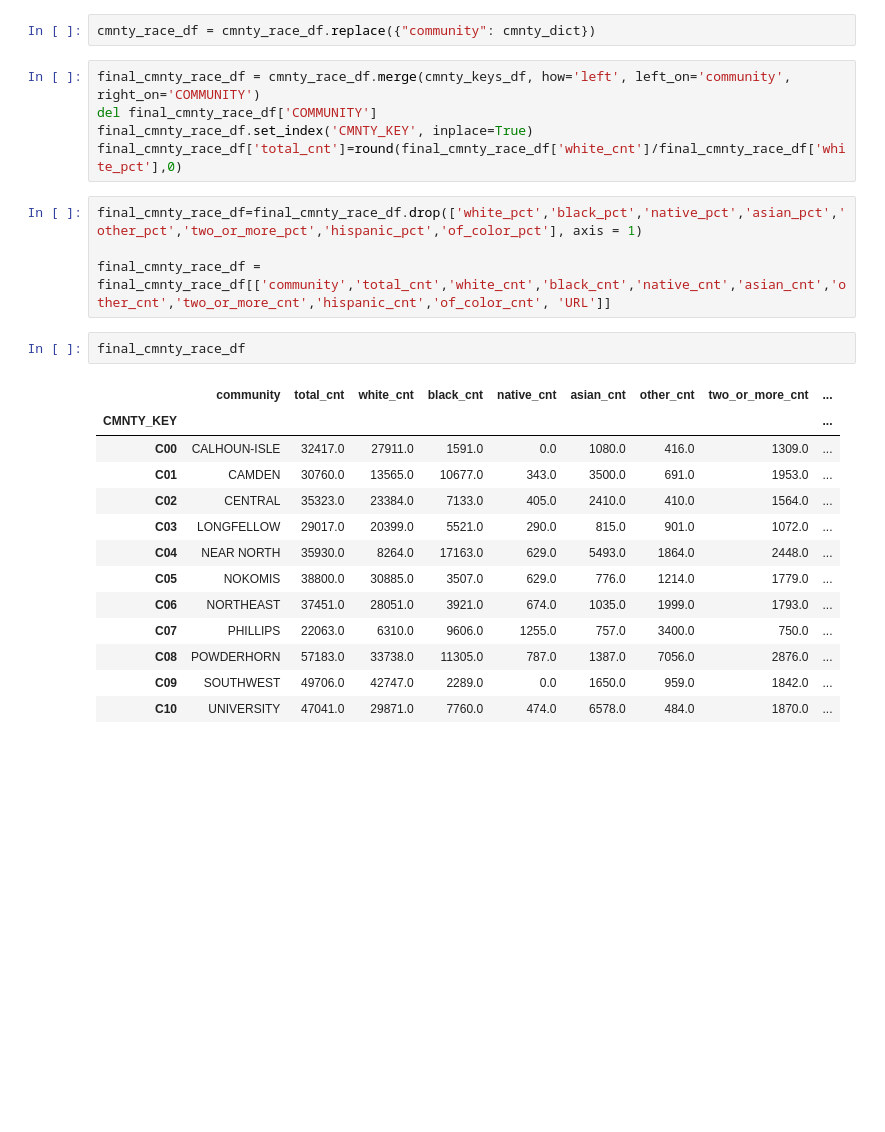
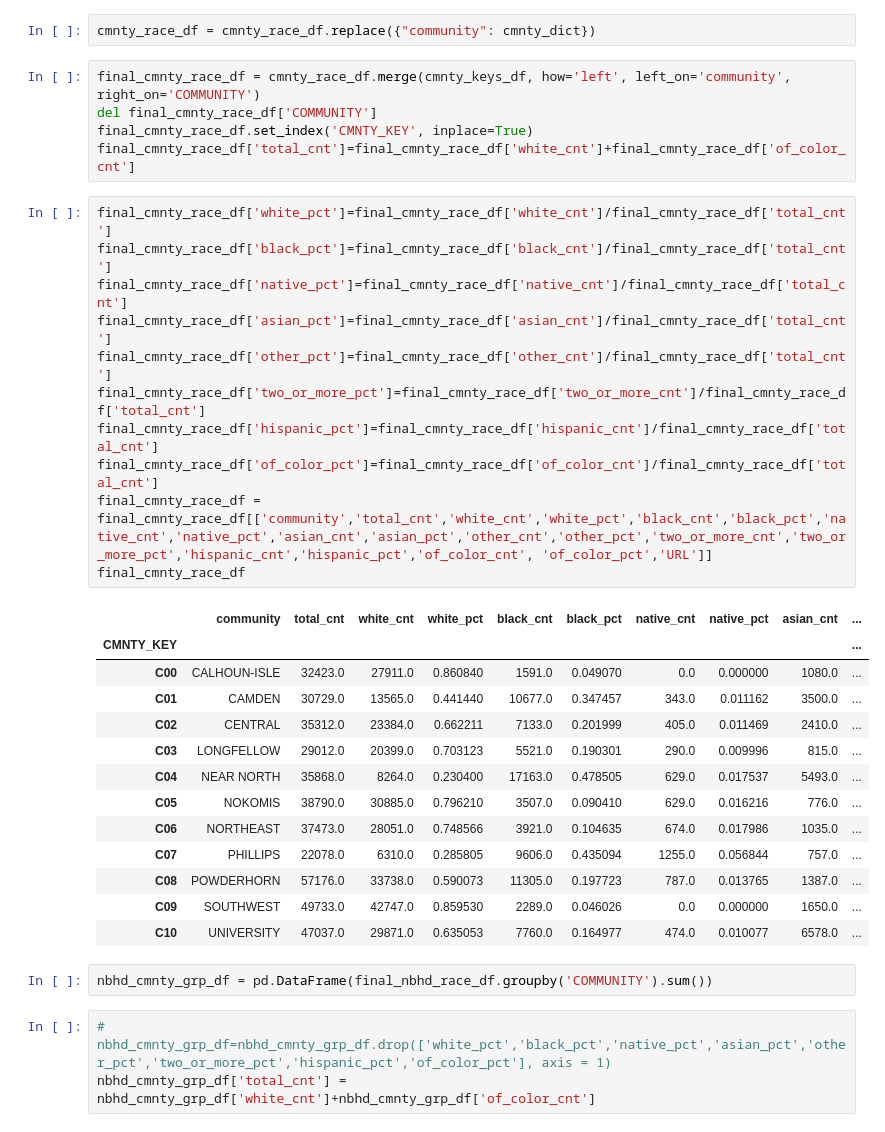
Before and after one commit to SwatiSSwain/REP_13_ETL-Project, a Jupyter notebook: Terrence/ETL_race_transform.ipynb, the cells around one changed output. Drawn from its saved outputs; the diff is of its cells as text; blank space fills up the shorter version.

Commit message:
race mix for NaN's in progress

```diff
--- a/Terrence/ETL_race_transform.ipynb
+++ b/Terrence/ETL_race_transform.ipynb
@@ -101,24 +101,34 @@ cmnty_race_df = cmnty_race_df.replace({"community": cmnty_dict})
 final_cmnty_race_df = cmnty_race_df.merge(cmnty_keys_df, how='left', left_on='community', right_on='COMMUNITY')
 del final_cmnty_race_df['COMMUNITY']
 final_cmnty_race_df.set_index('CMNTY_KEY', inplace=True)
-final_cmnty_race_df['total_cnt']=round(final_cmnty_race_df['white_cnt']/final_cmnty_race_df['white_pct'],0)
+final_cmnty_race_df['total_cnt']=final_cmnty_race_df['white_cnt']+final_cmnty_race_df['of_color_cnt']
+# %%
+final_cmnty_race_df['white_pct']=final_cmnty_race_df['white_cnt']/final_cmnty_race_df['total_cnt']
+final_cmnty_race_df['black_pct']=final_cmnty_race_df['black_cnt']/final_cmnty_race_df['total_cnt']
+final_cmnty_race_df['native_pct']=final_cmnty_race_df['native_cnt']/final_cmnty_race_df['total_cnt']
+final_cmnty_race_df['asian_pct']=final_cmnty_race_df['asian_cnt']/final_cmnty_race_df['total_cnt']
+final_cmnty_race_df['other_pct']=final_cmnty_race_df['other_cnt']/final_cmnty_race_df['total_cnt']
+final_cmnty_race_df['two_or_more_pct']=final_cmnty_race_df['two_or_more_cnt']/final_cmnty_race_df['total_cnt']
+final_cmnty_race_df['hispanic_pct']=final_cmnty_race_df['hispanic_cnt']/final_cmnty_race_df['total_cnt']
+final_cmnty_race_df['of_color_pct']=final_cmnty_race_df['of_color_cnt']/final_cmnty_race_df['total_cnt']
+final_cmnty_race_df = final_cmnty_race_df[['community','total_cnt','white_cnt','white_pct','black_cnt','black_pct','native_cnt','native_pct','asian_cnt','asian_pct','other_cnt','other_pct','two_or_more_cnt','two_or_more_pct','hispanic_cnt','hispanic_pct','of_color_cnt', 'of_color_pct','URL']]
+final_cmnty_race_df
+# %% [output]
+|  | community | total_cnt | white_cnt | white_pct | black_cnt | black_pct | native_cnt | native_pct | asian_cnt | ... |
+| CMNTY_KEY |  |  |  |  |  |  |  |  |  | ... |
+| C00 | CALHOUN-ISLE | 32423.0 | 27911.0 | 0.860840 | 1591.0 | 0.049070 | 0.0 | 0.000000 | 1080.0 | ... |
+| C01 | CAMDEN | 30729.0 | 13565.0 | 0.441440 | 10677.0 | 0.347457 | 343.0 | 0.011162 | 3500.0 | ... |
+| C02 | CENTRAL | 35312.0 | 23384.0 | 0.662211 | 7133.0 | 0.201999 | 405.0 | 0.011469 | 2410.0 | ... |
+| C03 | LONGFELLOW | 29012.0 | 20399.0 | 0.703123 | 5521.0 | 0.190301 | 290.0 | 0.009996 | 815.0 | ... |
+| C04 | NEAR NORTH | 35868.0 | 8264.0 | 0.230400 | 17163.0 | 0.478505 | 629.0 | 0.017537 | 5493.0 | ... |
+| C05 | NOKOMIS | 38790.0 | 30885.0 | 0.796210 | 3507.0 | 0.090410 | 629.0 | 0.016216 | 776.0 | ... |
+| C06 | NORTHEAST | 37473.0 | 28051.0 | 0.748566 | 3921.0 | 0.104635 | 674.0 | 0.017986 | 1035.0 | ... |
+| C07 | PHILLIPS | 22078.0 | 6310.0 | 0.285805 | 9606.0 | 0.435094 | 1255.0 | 0.056844 | 757.0 | ... |
+| C08 | POWDERHORN | 57176.0 | 33738.0 | 0.590073 | 11305.0 | 0.197723 | 787.0 | 0.013765 | 1387.0 | ... |
+| C09 | SOUTHWEST | 49733.0 | 42747.0 | 0.859530 | 2289.0 | 0.046026 | 0.0 | 0.000000 | 1650.0 | ... |
+| C10 | UNIVERSITY | 47037.0 | 29871.0 | 0.635053 | 7760.0 | 0.164977 | 474.0 | 0.010077 | 6578.0 | ... |
+# %%
+nbhd_cmnty_grp_df = pd.DataFrame(final_nbhd_race_df.groupby('COMMUNITY').sum())
 # %%
-final_cmnty_race_df=final_cmnty_race_df.drop(['white_pct','black_pct','native_pct','asian_pct','other_pct','two_or_more_pct','hispanic_pct','of_color_pct'], axis = 1)
-
-final_cmnty_race_df = final_cmnty_race_df[['community','total_cnt','white_cnt','black_cnt','native_cnt','asian_cnt','other_cnt','two_or_more_cnt','hispanic_cnt','of_color_cnt', 'URL']]
+# nbhd_cmnty_grp_df=nbhd_cmnty_grp_df.drop(['white_pct','black_pct','native_pct','asian_pct','other_pct','two_or_more_pct','hispanic_pct','of_color_pct'], axis = 1)
+nbhd_cmnty_grp_df['total_cnt'] = nbhd_cmnty_grp_df['white_cnt']+nbhd_cmnty_grp_df['of_color_cnt']
-# %%
-final_cmnty_race_df
-# %% [output]
-|  | community | total_cnt | white_cnt | black_cnt | native_cnt | asian_cnt | other_cnt | two_or_more_cnt | ... |
-| CMNTY_KEY |  |  |  |  |  |  |  |  | ... |
-| C00 | CALHOUN-ISLE | 32417.0 | 27911.0 | 1591.0 | 0.0 | 1080.0 | 416.0 | 1309.0 | ... |
-| C01 | CAMDEN | 30760.0 | 13565.0 | 10677.0 | 343.0 | 3500.0 | 691.0 | 1953.0 | ... |
-| C02 | CENTRAL | 35323.0 | 23384.0 | 7133.0 | 405.0 | 2410.0 | 410.0 | 1564.0 | ... |
-| C03 | LONGFELLOW | 29017.0 | 20399.0 | 5521.0 | 290.0 | 815.0 | 901.0 | 1072.0 | ... |
-| C04 | NEAR NORTH | 35930.0 | 8264.0 | 17163.0 | 629.0 | 5493.0 | 1864.0 | 2448.0 | ... |
-| C05 | NOKOMIS | 38800.0 | 30885.0 | 3507.0 | 629.0 | 776.0 | 1214.0 | 1779.0 | ... |
-| C06 | NORTHEAST | 37451.0 | 28051.0 | 3921.0 | 674.0 | 1035.0 | 1999.0 | 1793.0 | ... |
-| C07 | PHILLIPS | 22063.0 | 6310.0 | 9606.0 | 1255.0 | 757.0 | 3400.0 | 750.0 | ... |
-| C08 | POWDERHORN | 57183.0 | 33738.0 | 11305.0 | 787.0 | 1387.0 | 7056.0 | 2876.0 | ... |
-| C09 | SOUTHWEST | 49706.0 | 42747.0 | 2289.0 | 0.0 | 1650.0 | 959.0 | 1842.0 | ... |
-| C10 | UNIVERSITY | 47041.0 | 29871.0 | 7760.0 | 474.0 | 6578.0 | 484.0 | 1870.0 | ... |
```
Also changed, not shown: parts of 6 cells of this notebook, 1 other file.
